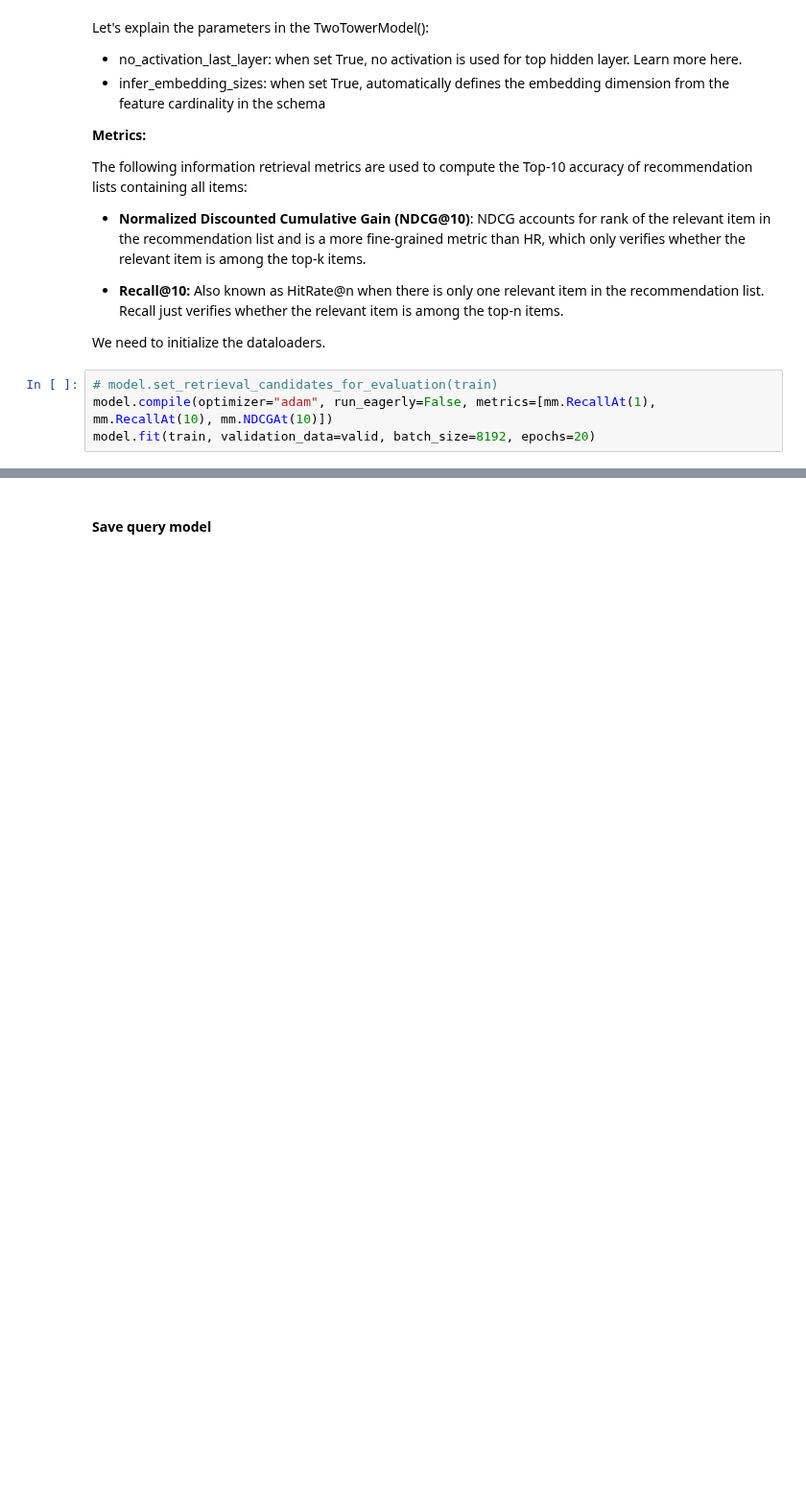
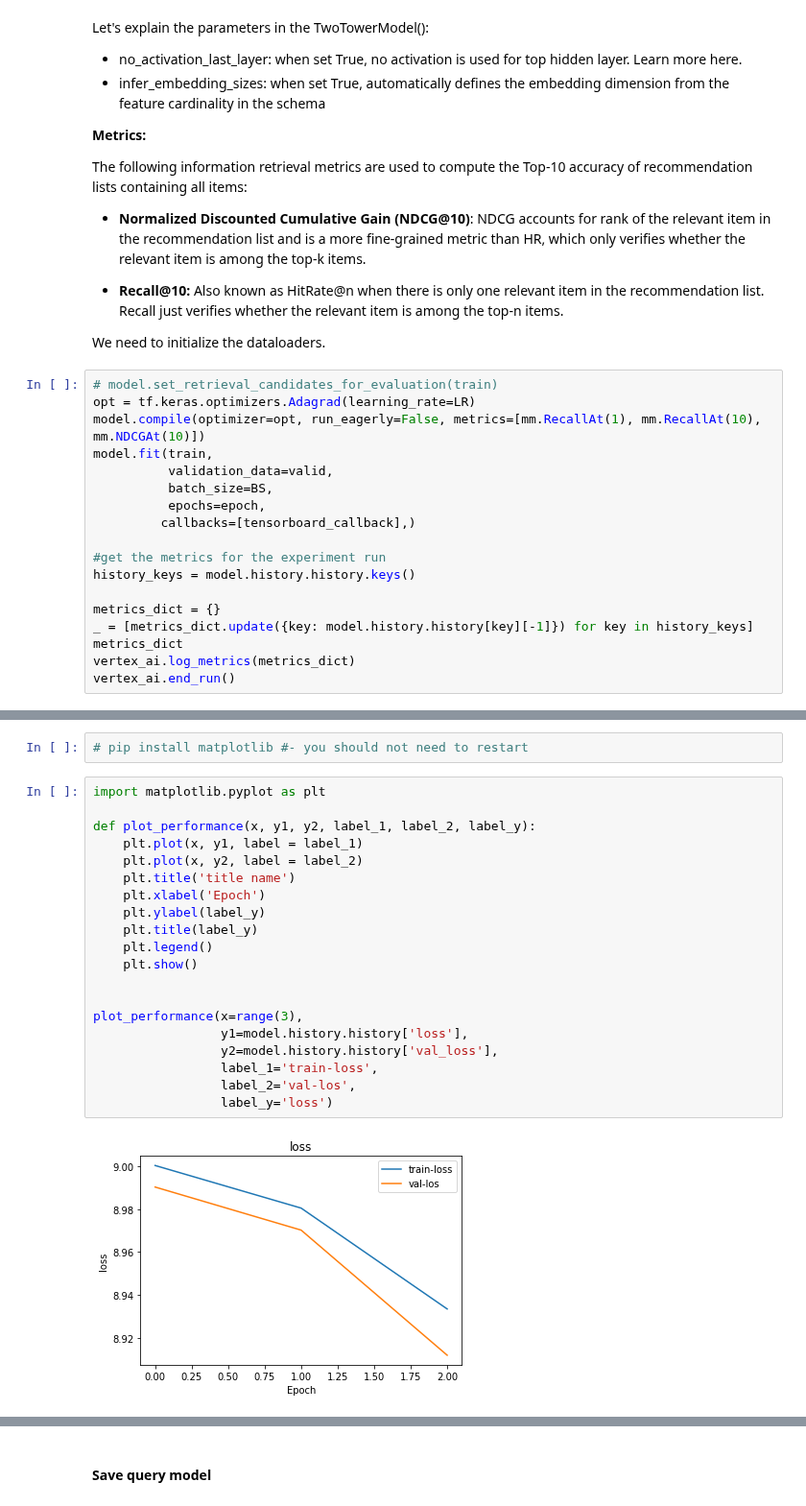
Before and after one commit to jswortz/spotify_mpd_two_tower, a Jupyter notebook: 01-recommender-vertex-merlin.ipynb, the cells around one changed output, grey strips where cells are left out. Shown at 96% size. Saved outputs shown, nothing was run; the diff lists cells and outputs as text; blank space fills up the shorter version.

Commit message:
training with Vertex Experiments

```diff
--- a/01-recommender-vertex-merlin.ipynb
+++ b/01-recommender-vertex-merlin.ipynb
@@ -469,6 +534,20 @@ The following information retrieval metrics are used to compute the Top-10 accur
 We need to initialize the dataloaders.
 # %%
 # model.set_retrieval_candidates_for_evaluation(train)
-model.compile(optimizer="adam", run_eagerly=False, metrics=[mm.RecallAt(1), mm.RecallAt(10), mm.NDCGAt(10)])
-model.fit(train, validation_data=valid, batch_size=8192, epochs=20)
+opt = tf.keras.optimizers.Adagrad(learning_rate=LR)
+model.compile(optimizer=opt, run_eagerly=False, metrics=[mm.RecallAt(1), mm.RecallAt(10), mm.NDCGAt(10)])
+model.fit(train,
+          validation_data=valid,
+          batch_size=BS,
+          epochs=epoch,
+         callbacks=[tensorboard_callback],)
+
+#get the metrics for the experiment run
+history_keys = model.history.history.keys()
+
+metrics_dict = {}
+_ = [metrics_dict.update({key: model.history.history[key][-1]}) for key in history_keys]
+metrics_dict
+vertex_ai.log_metrics(metrics_dict)
+vertex_ai.end_run()
 # %% [output]
@@ -480,2 +561,26 @@ Epoch 2/20
 #### Ideally you should be seeing GPU utilization like this - play with batch size to target ~ 70-80% utilization
 ![](img/merlin-training-nvtop.png)
+# %%
+# pip install matplotlib #- you should not need to restart
+# %%
+import matplotlib.pyplot as plt
+
+def plot_performance(x, y1, y2, label_1, label_2, label_y):
+    plt.plot(x, y1, label = label_1)
+    plt.plot(x, y2, label = label_2)
+    plt.title('title name')
+    plt.xlabel('Epoch')
+    plt.ylabel(label_y)
+    plt.title(label_y)
+    plt.legend()
+    plt.show()
+
+
+plot_performance(x=range(3),
+                 y1=model.history.history['loss'],
+                 y2=model.history.history['val_loss'],
+                 label_1='train-loss',
+                 label_2='val-los',
+                 label_y='loss')
+# %% [output]
+[figure, added]
```
Also changed, not shown: parts of 22 cells of this notebook, 1 other file.
